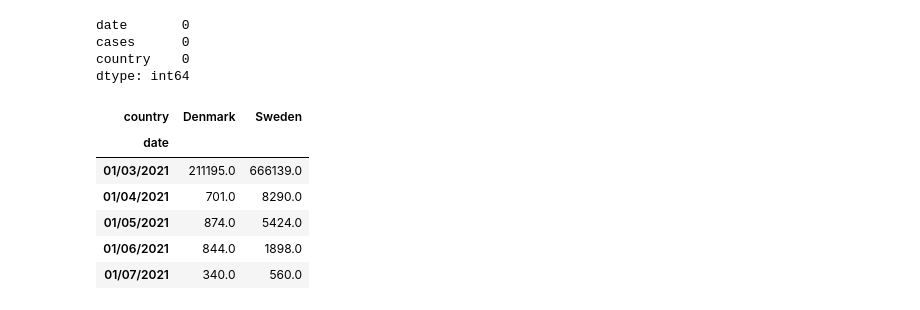
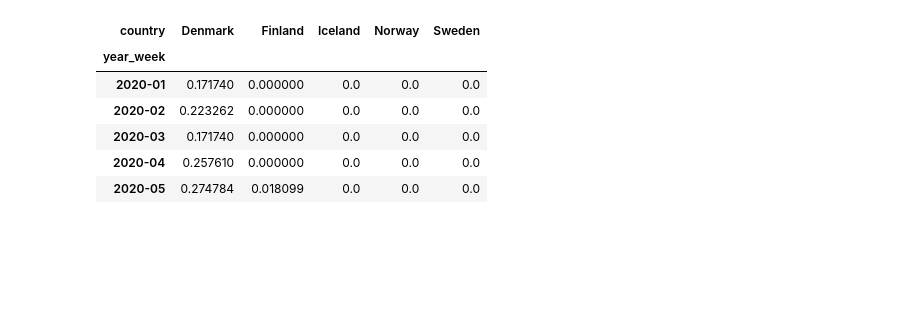
Before and after one commit to cerionXLII/Covid19_Study, a Jupyter notebook: Covid19 Study.ipynb, the cells around one changed output. Saved outputs shown, nothing was run; the diff lists cells and outputs as text; code cells hidden in the pictures; blank space fills up the shorter version.

```diff
--- a/Covid19 Study.ipynb
+++ b/Covid19 Study.ipynb
@@ -25,0 +98,7 @@ df_nordic = df_nordic[['dateRep', 'cases','countriesAndTerritories']]
+# %%
+#Remove negative values and any nans
+print('Total number of NaNs before cleanup:')
+print(np.sum(df_nordic.isna()))
+df_nordic = df_nordic[df_nordic['weekly_count'] >= 0]
+df_nordic = df_nordic.dropna()
+np.sum(df_nordic.isna())
@@ -25,0 +117,4 @@ df_nordic = df_nordic[['dateRep', 'cases','countriesAndTerritories']]
+# %%
+#Create cases per 100k population
+df_nordic['weekly_cases_per_100k'] = 100000.0*df_nordic['weekly_count']/df_nordic['population']
+df_nordic[df_nordic['country'] == 'Finland'].tail()
@@ -42,3 +133,0 @@ df_nordic
-# %%
-df_nordic.rename(columns={"dateRep": "date", "countriesAndTerritories": "country"}, inplace=True)
-df_nordic
@@ -59,20 +134,11 @@ df_nordic
-# %%
-#Remove negative values and any nans
-df_nordic = df_nordic[df_nordic['cases'] >= 0]
-np.sum(df_nordic.isna())
-# %% [output]
-date       0
-cases      0
-country    0
-dtype: int64
 # %%
-df_stats = df_nordic.pivot(index='date', columns='country', values='cases')
+df_stats = df_nordic.pivot(index='year_week', columns='country', values='weekly_cases_per_100k')
 df_stats.head()
 # %% [output]
-| country | Denmark | Sweden |
-| date |  |  |
-| 01/03/2021 | 211195.0 | 666139.0 |
-| 01/04/2021 | 701.0 | 8290.0 |
-| 01/05/2021 | 874.0 | 5424.0 |
-| 01/06/2021 | 844.0 | 1898.0 |
-| 01/07/2021 | 340.0 | 560.0 |
+| country | Denmark | Finland | Iceland | Norway | Sweden |
+| year_week |  |  |  |  |  |
+| 2020-01 | 0.171740 | 0.000000 | 0.0 | 0.0 | 0.0 |
+| 2020-02 | 0.223262 | 0.000000 | 0.0 | 0.0 | 0.0 |
+| 2020-03 | 0.171740 | 0.000000 | 0.0 | 0.0 | 0.0 |
+| 2020-04 | 0.257610 | 0.000000 | 0.0 | 0.0 | 0.0 |
+| 2020-05 | 0.274784 | 0.018099 | 0.0 | 0.0 | 0.0 |
```
Also changed, not shown: parts of 25 cells of this notebook.
